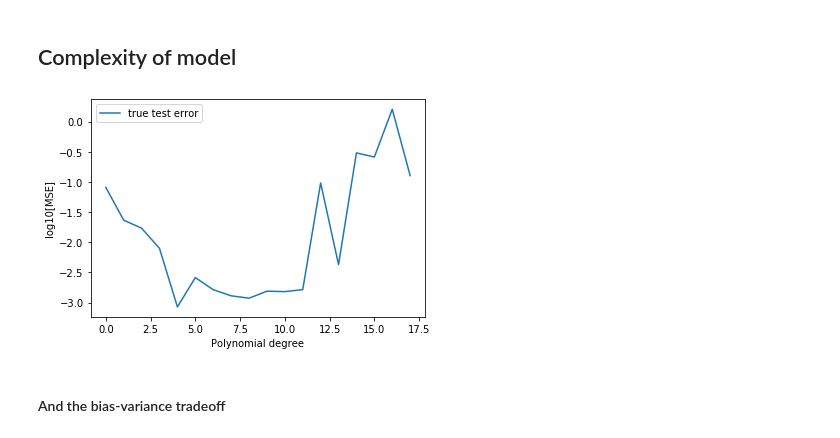
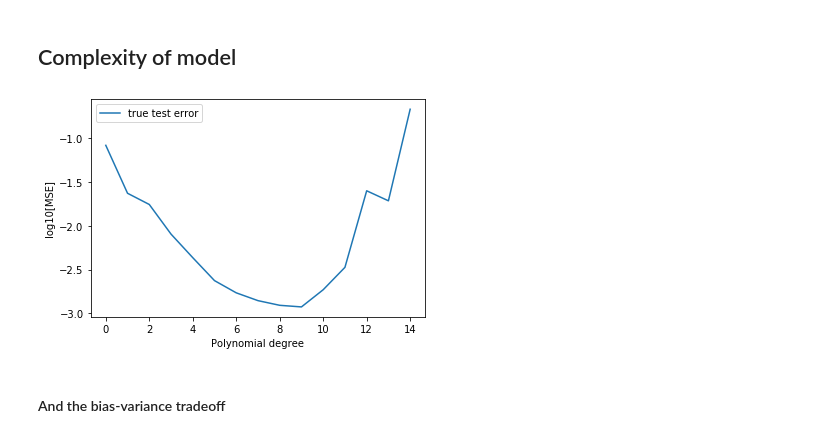
Before and after one commit to jolyndev/FYS-STK4155, a Jupyter notebook: Project1a-restructured.ipynb, the cells around one changed output. Saved outputs shown, nothing was run; the diff lists cells and outputs as text; code cells hidden in the pictures.

```diff
--- a/Project1a-restructured.ipynb
+++ b/Project1a-restructured.ipynb
@@ -147,41 +147,36 @@ True R2: 0.9872
 # %% [markdown]
 ## Complexity of model
 # %%
-maxdegree = 18
+maxdegree = 15
 true_mse = np.zeros(maxdegree)
 train_mse = np.zeros(maxdegree)
 polynomial = np.zeros(maxdegree)
 
-tests = 5
 
-for i in range(tests):
-    for degree in range(maxdegree):
-        X1 = CreateDesignMatrix_X(x_1, y_1, n=degree)
+for degree in range(maxdegree):
+    X1 = CreateDesignMatrix_X(x_1, y_1, n=degree)
 
-        X1_train, X1_test, z1_train, z1_test, z1_true_train, z1_true_test = train_test_split(X1, z_1, z_true, test_size=0.2)
-        beta2 = np.linalg.inv(X1_train.T.dot(X1_train)).dot(X1_train.T).dot(z1_train)
-        ztilde1 = X1_train @ beta2
-        zpredict1 = X1_test @ beta2
-        polynomial[degree] = degree
-        true_mse[degree] = MSE(z1_true_test, zpredict1)
-        #print(true_mse)
-        #train_mse[degree] = MSE(z_train, ztilde1)
-
-    true_mse[i] /= tests
+    X1_train, X1_test, z1_train, z1_test, z1_true_train, z1_true_test = train_test_split(X1, z_1, z_true, test_size=0.2)
+    beta2 = np.linalg.inv(X1_train.T.dot(X1_train)).dot(X1_train.T).dot(z1_train)
+    ztilde1 = X1_train @ beta2
+    zpredict1 = X1_test @ beta2
+    polynomial[degree] = degree
+    true_mse[degree] = MSE(z1_true_test, zpredict1)
     #print(true_mse)
+    #train_mse[degree] = MSE(z_train, ztilde1)
 
 #print(polynomial)
 #print(true_mse)
 #print(train_mse)
 
 plt.plot(polynomial, np.log10(true_mse), label='true test error')
 #plt.plot(polynomial, np.log10(train_mse), label='training error')
 plt.xlabel('Polynomial degree')
 plt.ylabel('log10[MSE]')
 plt.legend()
 plt.show()
 # %% [output]
-[figure, old version]
+[figure, new version]
 # %% [markdown]
 #### And the bias-variance tradeoff
 # %%
```
Also changed, not shown: parts of 22 cells of this notebook.
